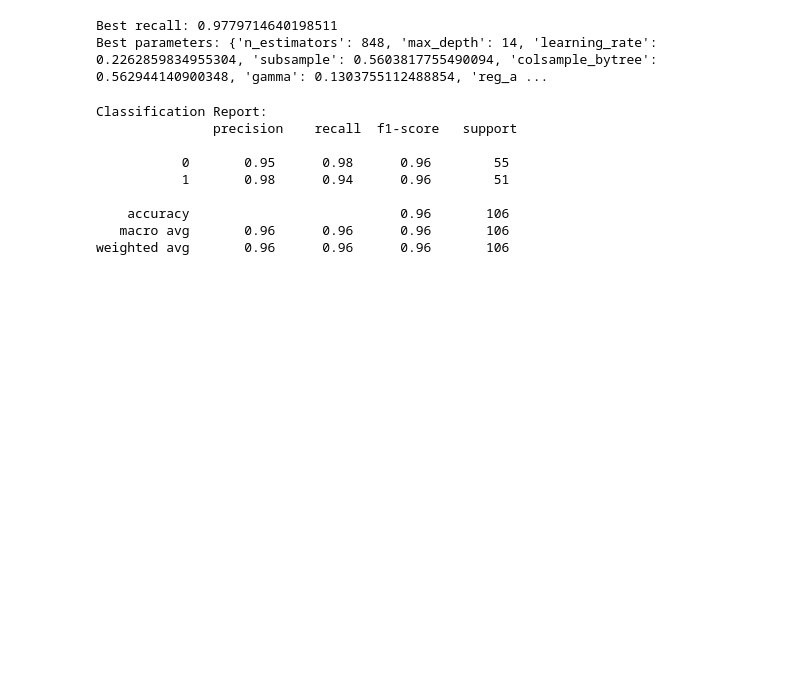
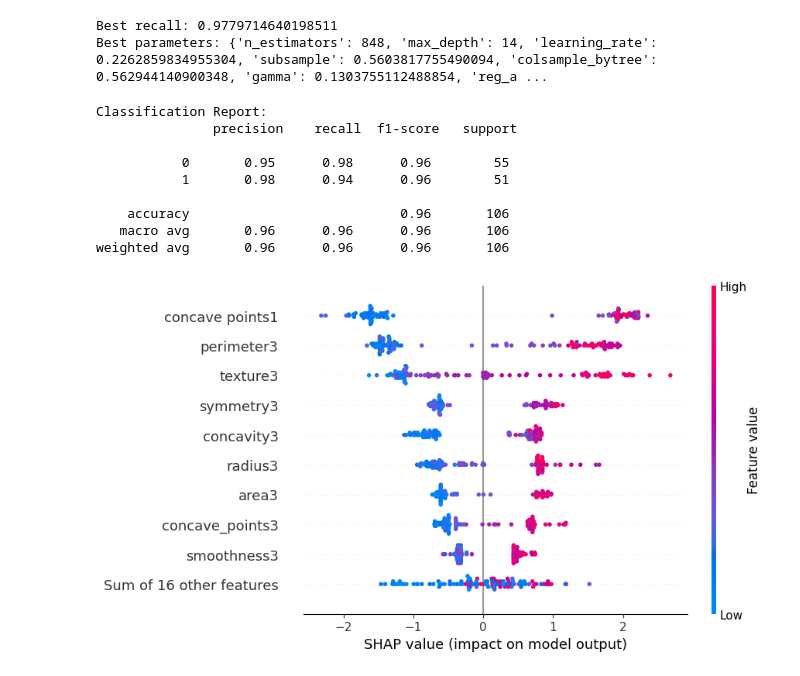
Before and after one commit to dev06dotpy/Breast-Cancer-Detection-model, a Jupyter notebook: models.ipynb, the cells around one changed output. Saved outputs shown, nothing was run; the diff lists cells and outputs as text; code cells hidden in the pictures; blank space fills up the shorter version.

```diff
--- a/models.ipynb
+++ b/models.ipynb
@@ -240,0 +243,7 @@ weighted avg       0.96      0.96      0.96       106
+# %%
+explainer = shap.Explainer(model, X_Test)
+shap_values = explainer(X_Test)
+
+shap_xgb = shap.plots.beeswarm(shap_values)
+# %% [output]
+[figure, added]
```
Also changed, not shown: parts of 1 cell of this notebook.
